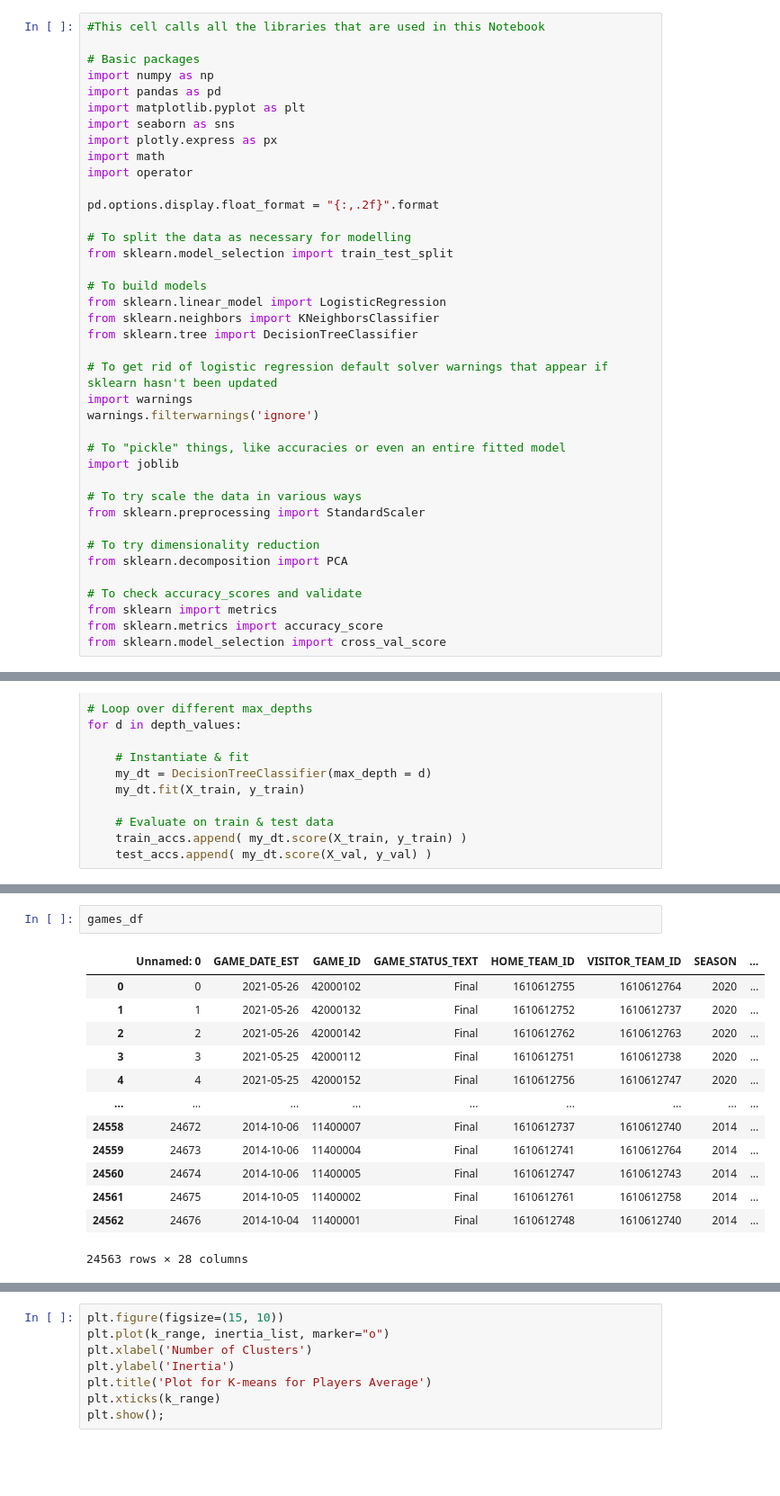
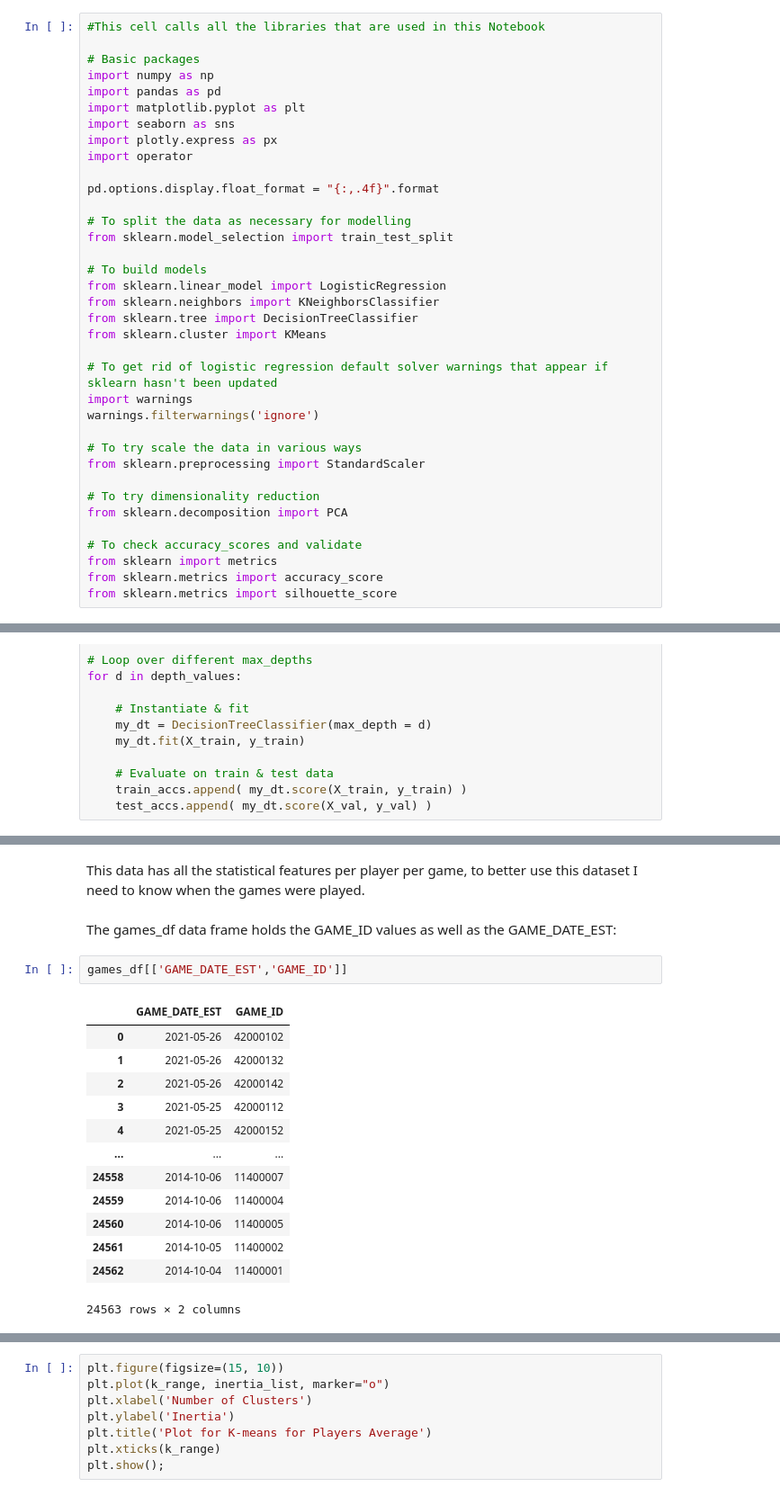
Before and after one commit to rejoctz/Capstone, a Jupyter notebook: NBA Study.ipynb, the cells around one changed output, grey strips where cells are left out. Shown: that part at 90% size. Drawn from its saved outputs; the diff is of its cells as text; blank space fills up the shorter version.

```diff
--- a/NBA Study.ipynb
+++ b/NBA Study.ipynb
@@ -28,10 +32,9 @@ import pandas as pd
 import matplotlib.pyplot as plt
 import seaborn as sns
 import plotly.express as px
-import math
 import operator
 
-pd.options.display.float_format = "{:,.2f}".format
+pd.options.display.float_format = "{:,.4f}".format
 
 # To split the data as necessary for modelling
 from sklearn.model_selection import train_test_split
@@ -40,13 +43,11 @@ from sklearn.model_selection import train_test_split
 from sklearn.linear_model import LogisticRegression
 from sklearn.neighbors import KNeighborsClassifier
 from sklearn.tree import DecisionTreeClassifier
+from sklearn.cluster import KMeans
 
 # To get rid of logistic regression default solver warnings that appear if sklearn hasn't been updated
 import warnings
 warnings.filterwarnings('ignore')
-
-# To "pickle" things, like accuracies or even an entire fitted model
-import joblib
 
 # To try scale the data in various ways
 from sklearn.preprocessing import StandardScaler
@@ -57,4 +58,4 @@ from sklearn.decomposition import PCA
 # To check accuracy_scores and validate
 from sklearn import metrics
 from sklearn.metrics import accuracy_score
-from sklearn.model_selection import cross_val_score
+from sklearn.metrics import silhouette_score
@@ -768,16 +926,20 @@ gd_df.head()
+# %% [markdown]
+This data has all the statistical features per player per game, to better use this dataset I need to know when the games were played.
+# %% [markdown]
+The games_df data frame holds the GAME_ID values as well as the GAME_DATE_EST:
 # %%
-games_df
+games_df[['GAME_DATE_EST','GAME_ID']]
 # %% [output]
-|  | Unnamed: 0 | GAME_DATE_EST | GAME_ID | GAME_STATUS_TEXT | HOME_TEAM_ID | VISITOR_TEAM_ID | SEASON | ... |
-| 0 | 0 | 2021-05-26 | 42000102 | Final | 1610612755 | 1610612764 | 2020 | ... |
-| 1 | 1 | 2021-05-26 | 42000132 | Final | 1610612752 | 1610612737 | 2020 | ... |
-| 2 | 2 | 2021-05-26 | 42000142 | Final | 1610612762 | 1610612763 | 2020 | ... |
-| 3 | 3 | 2021-05-25 | 42000112 | Final | 1610612751 | 1610612738 | 2020 | ... |
-| 4 | 4 | 2021-05-25 | 42000152 | Final | 1610612756 | 1610612747 | 2020 | ... |
-| ... | ... | ... | ... | ... | ... | ... | ... | ... |
-| 24558 | 24672 | 2014-10-06 | 11400007 | Final | 1610612737 | 1610612740 | 2014 | ... |
-| 24559 | 24673 | 2014-10-06 | 11400004 | Final | 1610612741 | 1610612764 | 2014 | ... |
-| 24560 | 24674 | 2014-10-06 | 11400005 | Final | 1610612747 | 1610612743 | 2014 | ... |
-| 24561 | 24675 | 2014-10-05 | 11400002 | Final | 1610612761 | 1610612758 | 2014 | ... |
-| 24562 | 24676 | 2014-10-04 | 11400001 | Final | 1610612748 | 1610612740 | 2014 | ... |
+|  | GAME_DATE_EST | GAME_ID |
+| 0 | 2021-05-26 | 42000102 |
+| 1 | 2021-05-26 | 42000132 |
+| 2 | 2021-05-26 | 42000142 |
+| 3 | 2021-05-25 | 42000112 |
+| 4 | 2021-05-25 | 42000152 |
+| ... | ... | ... |
+| 24558 | 2014-10-06 | 11400007 |
+| 24559 | 2014-10-06 | 11400004 |
+| 24560 | 2014-10-06 | 11400005 |
+| 24561 | 2014-10-05 | 11400002 |
+| 24562 | 2014-10-04 | 11400001 |
-24563 rows × 28 columns
+24563 rows × 2 columns
```
Also changed, not shown: parts of 244 cells of this notebook, 2 other files.
